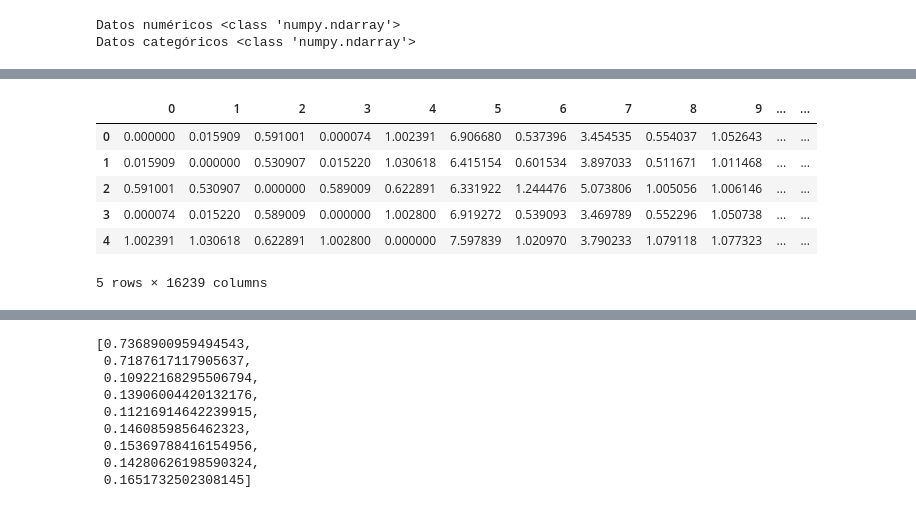
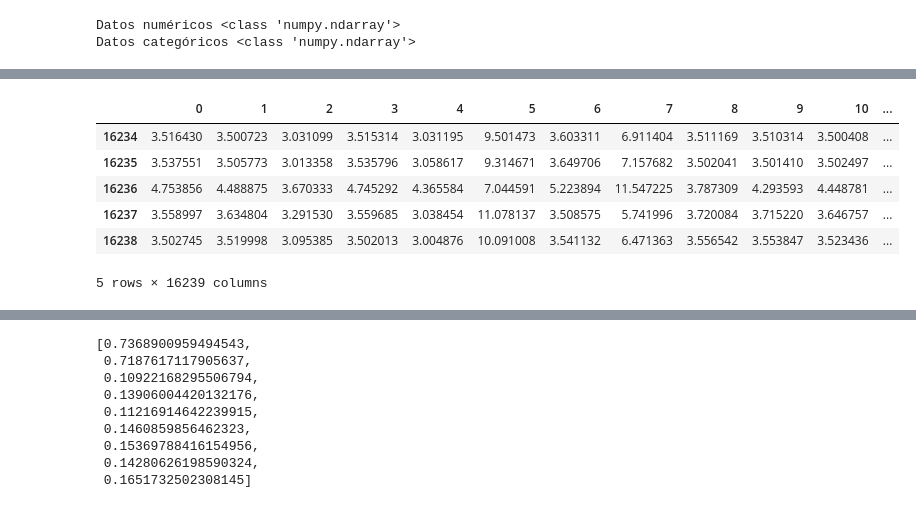
Before and after one commit to rjnakano/manejo-inventarios-pdg, a Jupyter notebook: Notebooks/2-modelos-data-fixed.ipynb, the cells around one changed output, grey strips where cells are left out. Cells and saved outputs as stored; diff of their text form; code cells hidden in the pictures.

```diff
--- a/Notebooks/2-modelos-data-fixed.ipynb
+++ b/Notebooks/2-modelos-data-fixed.ipynb
@@ -255,14 +261,14 @@ if len(total)>0:
 else:
     %time scores = pd.read_csv('{}/{}'.format(sourcepath,filename),header=None)
 # %%
-scores.head()
+scores.tail()
 # %% [output]
-|  | 0 | 1 | 2 | 3 | 4 | 5 | 6 | 7 | 8 | 9 | ... | ... |
-| 0 | 0.000000 | 0.015909 | 0.591001 | 0.000074 | 1.002391 | 6.906680 | 0.537396 | 3.454535 | 0.554037 | 1.052643 | ... | ... |
-| 1 | 0.015909 | 0.000000 | 0.530907 | 0.015220 | 1.030618 | 6.415154 | 0.601534 | 3.897033 | 0.511671 | 1.011468 | ... | ... |
-| 2 | 0.591001 | 0.530907 | 0.000000 | 0.589009 | 0.622891 | 6.331922 | 1.244476 | 5.073806 | 1.005056 | 1.006146 | ... | ... |
-| 3 | 0.000074 | 0.015220 | 0.589009 | 0.000000 | 1.002800 | 6.919272 | 0.539093 | 3.469789 | 0.552296 | 1.050738 | ... | ... |
-| 4 | 1.002391 | 1.030618 | 0.622891 | 1.002800 | 0.000000 | 7.597839 | 1.020970 | 3.790233 | 1.079118 | 1.077323 | ... | ... |
+|  | 0 | 1 | 2 | 3 | 4 | 5 | 6 | 7 | 8 | 9 | 10 | ... |
+| 16234 | 3.516430 | 3.500723 | 3.031099 | 3.515314 | 3.031195 | 9.501473 | 3.603311 | 6.911404 | 3.511169 | 3.510314 | 3.500408 | ... |
+| 16235 | 3.537551 | 3.505773 | 3.013358 | 3.535796 | 3.058617 | 9.314671 | 3.649706 | 7.157682 | 3.502041 | 3.501410 | 3.502497 | ... |
+| 16236 | 4.753856 | 4.488875 | 3.670333 | 4.745292 | 4.365584 | 7.044591 | 5.223894 | 11.547225 | 3.787309 | 4.293593 | 4.448781 | ... |
+| 16237 | 3.558997 | 3.634804 | 3.291530 | 3.559685 | 3.038454 | 11.078137 | 3.508575 | 5.741996 | 3.720084 | 3.715220 | 3.646757 | ... |
+| 16238 | 3.502745 | 3.519998 | 3.095385 | 3.502013 | 3.004876 | 10.091008 | 3.541132 | 6.471363 | 3.556542 | 3.553847 | 3.523436 | ... |
 5 rows × 16239 columns
 # %%
 cost = []
```
Also changed, not shown: parts of 23 cells of this notebook.
